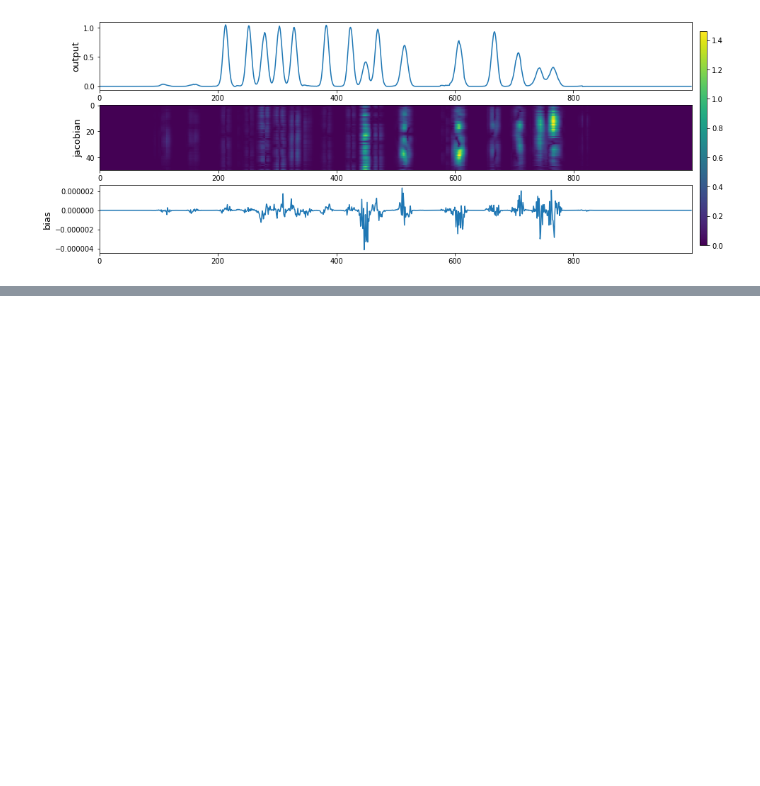
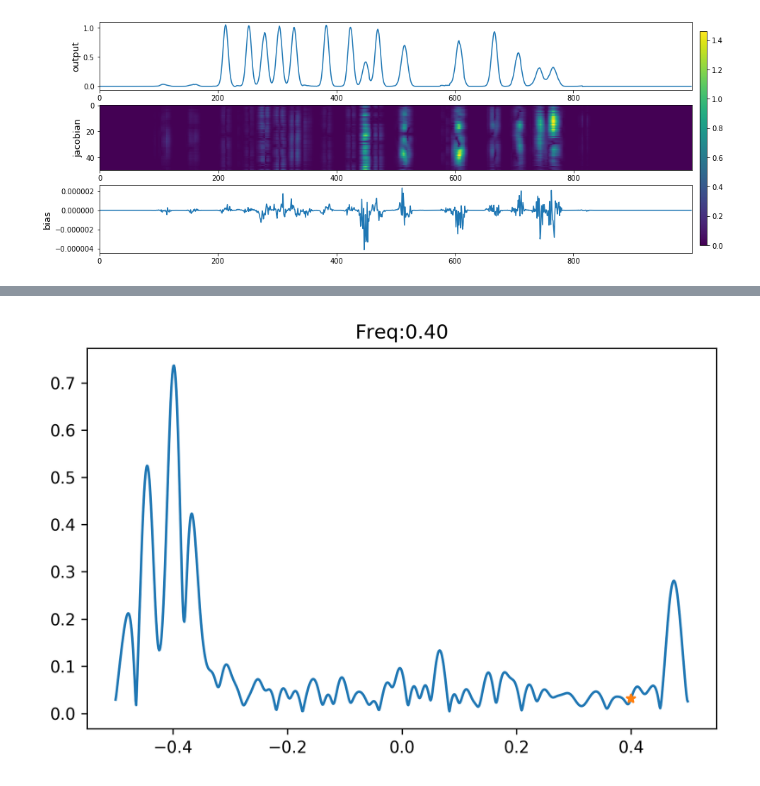
Before and after one commit to bofei5675/DeepFreq, a Jupyter notebook: filter.ipynb, the cells around one changed output, grey strips where cells are left out. Cells and saved outputs as stored; diff of their text form; code cells hidden in the pictures; blank space fills up the shorter version.

```diff
--- a/filter.ipynb
+++ b/filter.ipynb
@@ -149,0 +320,18 @@ noisy_signal_t
+# %%
+# fft domian of signals
+fig, ax = plt.subplots(target_filter.shape[0], 1,  dpi=300)
+for idx, filt in enumerate(target_filter):
+    filt_fft = np.fft.fft(filt,n=1000)
+    filt_fft = np.fft.fftshift(filt_fft)
+    magnitude = np.abs(filt_fft)
+    if target_filter.shape[0] > 1:
+        ax[idx].plot(xgrid, magnitude)
+        ax[idx].plot(signal_fr[idx], magnitude[indices[idx]], '*')
+        ax[idx].set_title('Freq:{:4.2f}'.format(signal_fr[idx]))
+    else:
+        ax.plot(xgrid, magnitude)
+        ax.plot(signal_fr[idx], magnitude[indices[idx]], '*')
+        ax.set_title('Freq:{:4.2f}'.format(signal_fr[idx]))
+plt.tight_layout()
+# %% [output]
+[figure, added]
```
Also changed, not shown: parts of 16 cells of this notebook, 9 other files.
